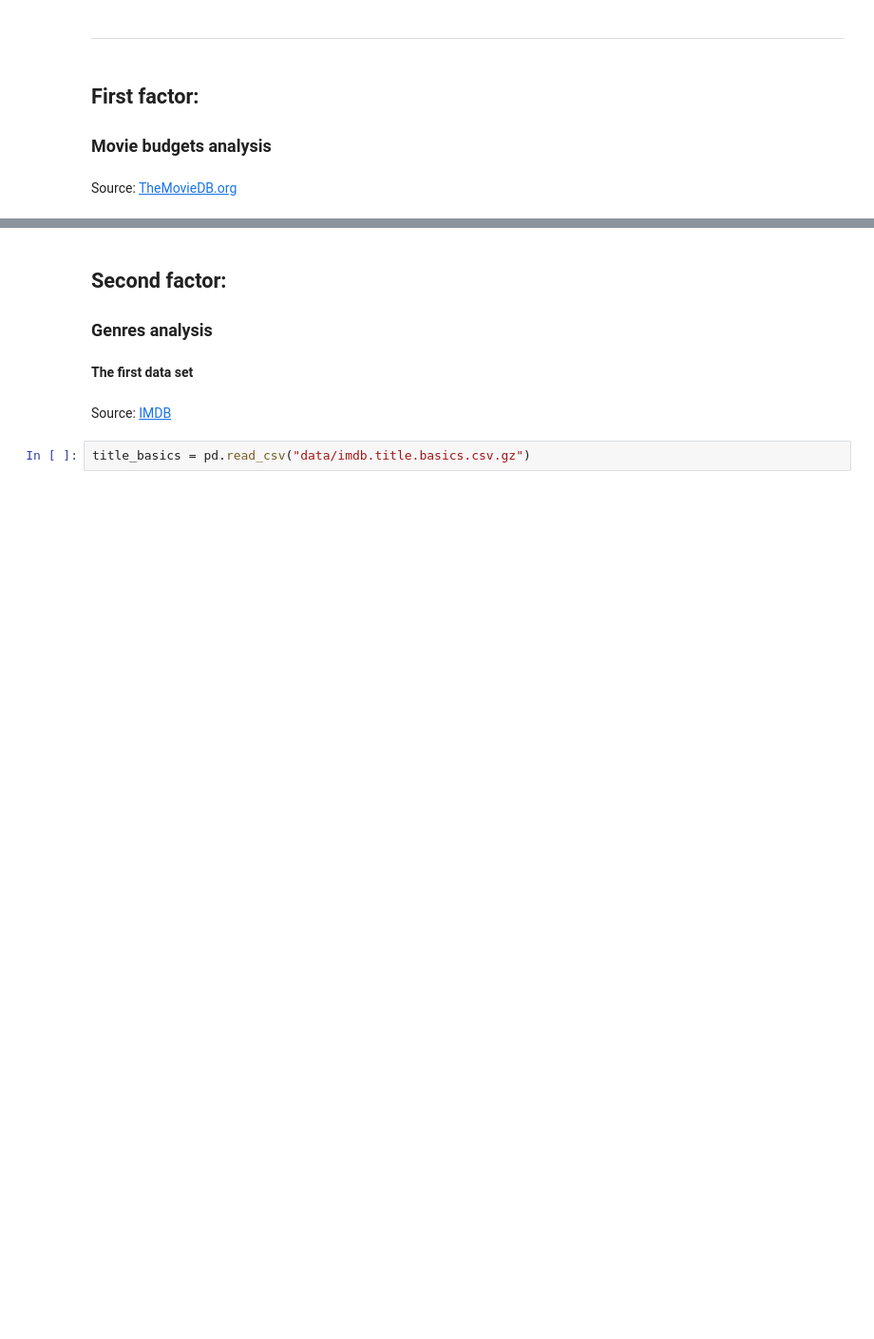
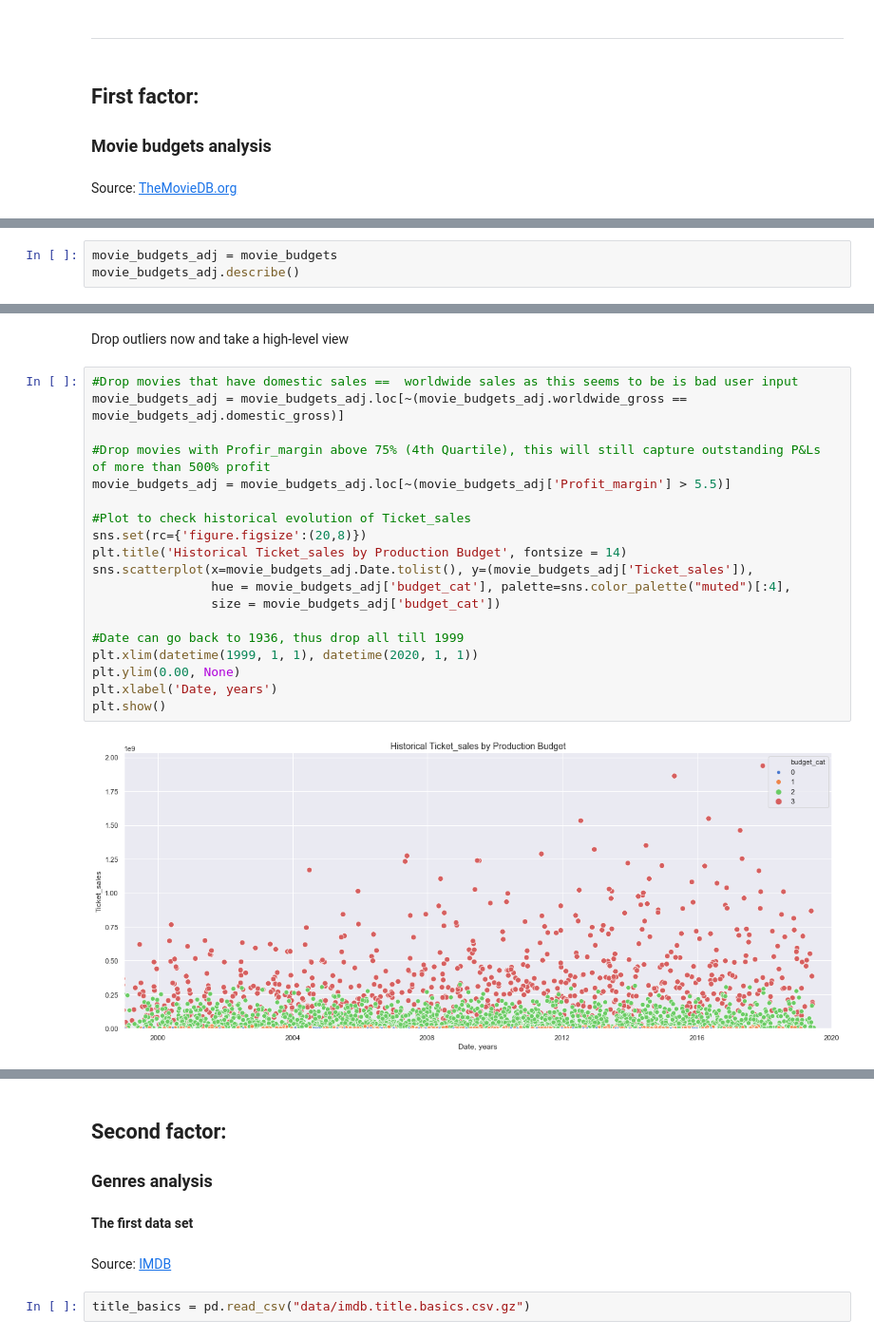
Before and after one commit to nt-ds/movie-industry-consulting-firm, a Jupyter notebook: movie_industry_consulting_firm.ipynb, the cells around one changed output, grey strips where cells are left out. Shown at 95% size. Saved outputs shown, nothing was run; the diff lists cells and outputs as text; blank space fills up the shorter version.

```diff
--- a/movie_industry_consulting_firm.ipynb
+++ b/movie_industry_consulting_firm.ipynb
@@ -31,0 +108,3 @@ Source: [TheMovieDB.org](https://www.the-numbers.com/movie/budgets/all)
+# %%
+movie_budgets_adj = movie_budgets
+movie_budgets_adj.describe()
@@ -31,0 +121,23 @@ Source: [TheMovieDB.org](https://www.the-numbers.com/movie/budgets/all)
+# %% [markdown]
+Drop outliers now and take a high-level view
+# %%
+#Drop movies that have domestic sales ==  worldwide sales as this seems to be is bad user input
+movie_budgets_adj = movie_budgets_adj.loc[~(movie_budgets_adj.worldwide_gross == movie_budgets_adj.domestic_gross)]
+
+#Drop movies with Profir_margin above 75% (4th Quartile), this will still capture outstanding P&Ls of more than 500% profit
+movie_budgets_adj = movie_budgets_adj.loc[~(movie_budgets_adj['Profit_margin'] > 5.5)]
+
+#Plot to check historical evolution of Ticket_sales
+sns.set(rc={'figure.figsize':(20,8)})
+plt.title('Historical Ticket_sales by Production Budget', fontsize = 14)
+sns.scatterplot(x=movie_budgets_adj.Date.tolist(), y=(movie_budgets_adj['Ticket_sales']),
+                hue = movie_budgets_adj['budget_cat'], palette=sns.color_palette("muted")[:4],
+                size = movie_budgets_adj['budget_cat'])
+
+#Date can go back to 1936, thus drop all till 1999
+plt.xlim(datetime(1999, 1, 1), datetime(2020, 1, 1))
+plt.ylim(0.00, None)
+plt.xlabel('Date, years')
+plt.show()
+# %% [output]
+[figure, added]
```
Also changed, not shown: parts of 20 cells of this notebook, 5 other files.
